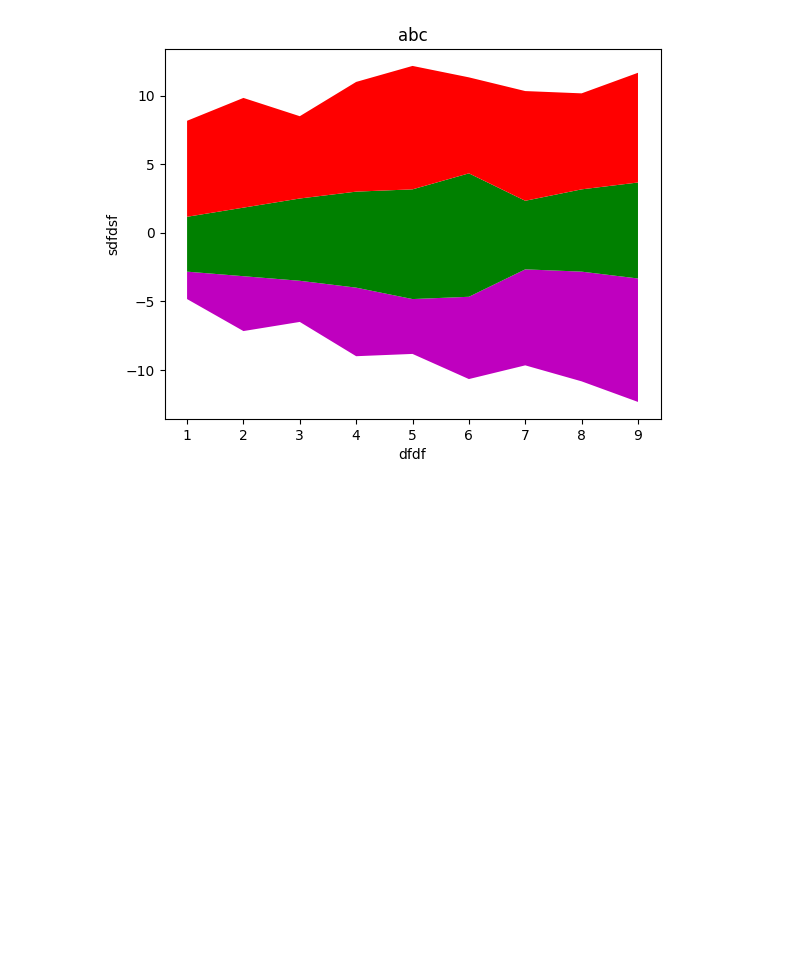
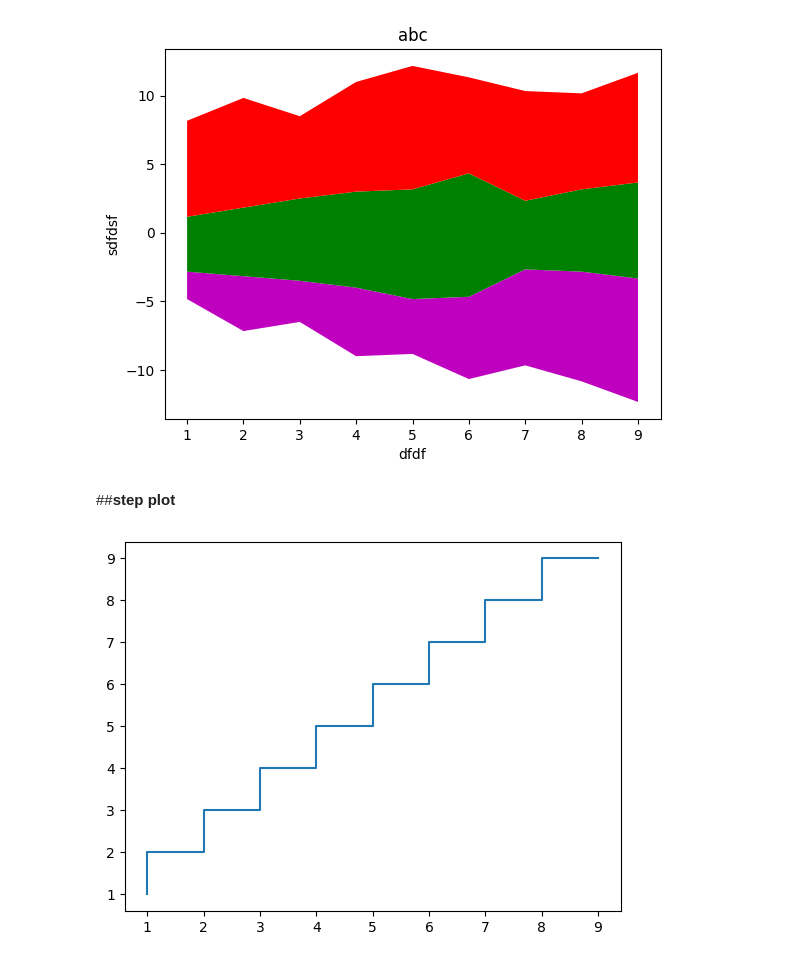
Before and after one commit to dil150898/Hotel_booking_anylisys, a Jupyter notebook: Hotel_Booking_Analysis_Capstone_Project.ipynb, the cells around one changed output. Cells and saved outputs as stored; diff of their text form; code cells hidden in the pictures; blank space fills up the shorter version.

Commit message:
step plot

```diff
--- a/Hotel_Booking_Analysis_Capstone_Project.ipynb
+++ b/Hotel_Booking_Analysis_Capstone_Project.ipynb
@@ -765,3 +765,15 @@ plt.ylabel('sdfdsf')
 plt.show()
 # %% [output]
 [figure]
+# %% [markdown]
+##**step plot**
+# %%
+x = [1,2,3,4,5,6,7,8,9]
+y = [1,2,3,4,5,6,7,8,9]
+
+
+plt.step(x,y)
+
+plt.show()
+# %% [output]
+[figure, added]
```
Also changed, not shown: parts of 3 cells of this notebook.
